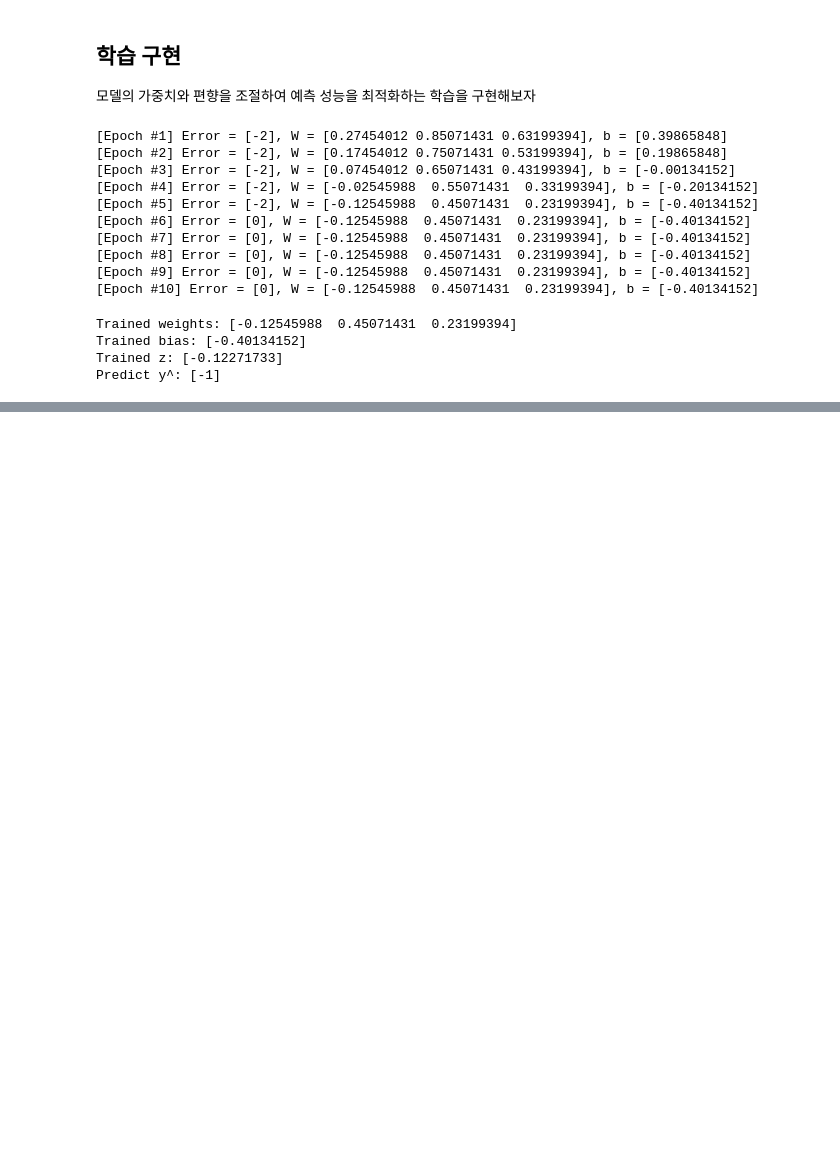
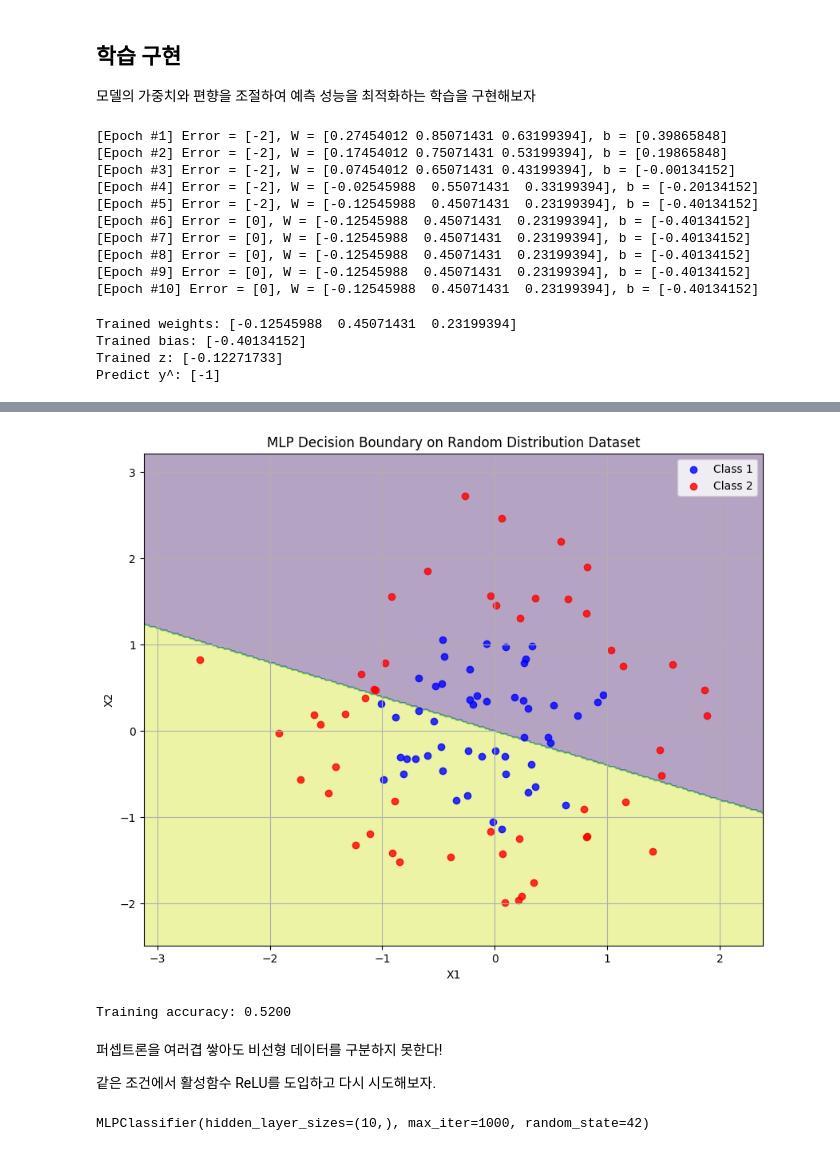
Before and after one commit to LazoYoung/ai-sandbox, a Jupyter notebook: perceptron.ipynb, the cells around one changed output, grey strips where cells are left out. Drawn from its saved outputs; the diff is of its cells as text; code cells hidden in the pictures; blank space fills up the shorter version.

```diff
--- a/perceptron.ipynb
+++ b/perceptron.ipynb
@@ -201,0 +285,46 @@ draw_plane_with_normal(coef)
+# %%
+def visualize_classifier(cls: MLPClassifier, X_train, X_class1, X_class2):
+    # Create a mesh grid to plot decision boundary
+    x_min, x_max = X_train[:, 0].min() - 0.5, X_train[:, 0].max() + 0.5
+    y_min, y_max = X_train[:, 1].min() - 0.5, X_train[:, 1].max() + 0.5
+    xx, yy = np.meshgrid(np.arange(x_min, x_max, 0.02),
+                         np.arange(y_min, y_max, 0.02))
+
+    # Scale the mesh grid points
+    mesh_points = np.c_[xx.ravel(), yy.ravel()]
+    mesh_points_scaled = scaler.transform(mesh_points)
+    Z = mlp.predict(mesh_points_scaled)
+    Z = Z.reshape(xx.shape)
+
+    # Plot
+    plt.figure(figsize=(10, 8))
+    plt.contourf(xx, yy, Z, alpha=0.4)
+    plt.scatter(X_class1[:, 0], X_class1[:, 1], color='blue', label='Class 1', alpha=0.8)
+    plt.scatter(X_class2[:, 0], X_class2[:, 1], color='red', label='Class 2', alpha=0.8)
+    plt.xlabel('X1')
+    plt.ylabel('X2')
+    plt.title('MLP Decision Boundary on Random Distribution Dataset')
+    plt.legend()
+    plt.grid(True)
+    plt.show()
+
+
+visualize_classifier(mlp, X_train, X1_class1, X1_class2)
+# %% [output]
+[figure, added]
+# %%
+print(f"Training accuracy: {mlp.score(X_train_scaled, y_train):.4f}")
+# %% [output]
+Training accuracy: 0.5200
+# %% [markdown]
+퍼셉트론을 여러겹 쌓아도 비선형 데이터를 구분하지 못한다!
+
+같은 조건에서 활성함수 ReLU를 도입하고 다시 시도해보자.
+# %%
+mlp = MLPClassifier(
+    hidden_layer_sizes=(10,), random_state=42, max_iter=1000,
+    activation='relu'
+)
+mlp.fit(X_train_scaled, y_train)
+# %% [output]
+MLPClassifier(hidden_layer_sizes=(10,), max_iter=1000, random_state=42)
```
Also changed, not shown: parts of 15 cells of this notebook, 1 other file.
